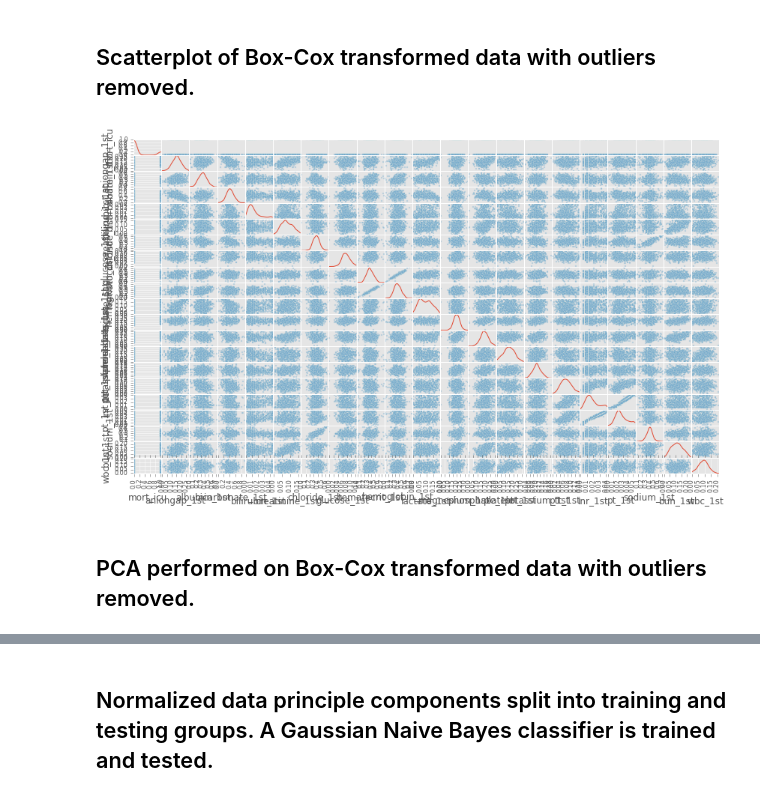
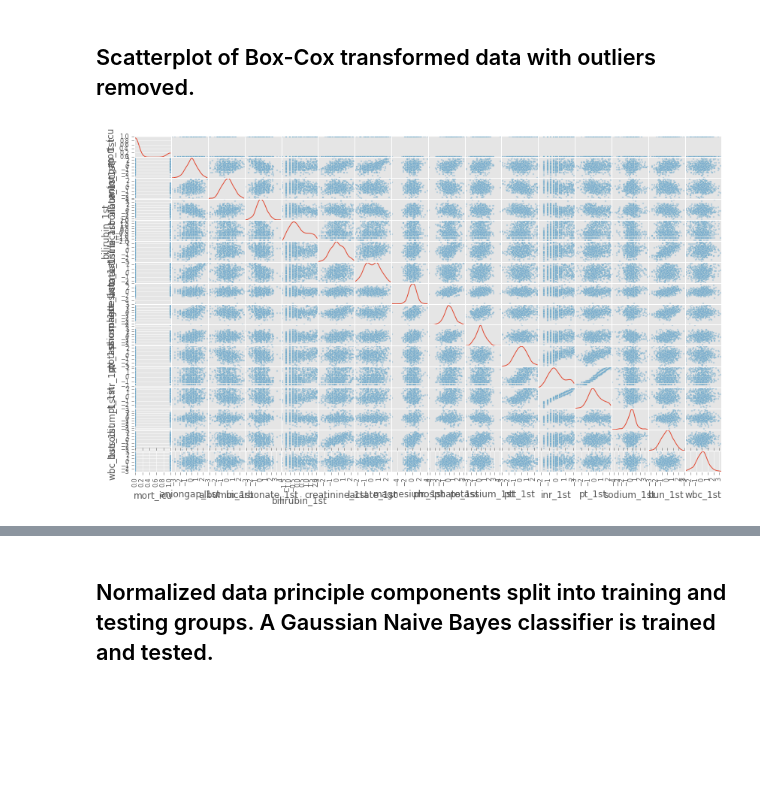
Before and after one commit to RJBeetel3/mimic3_analysis, a Jupyter notebook: SEPSIS_LABEVENTS_FIRST.ipynb, the cells around one changed output, grey strips where cells are left out. Cells and saved outputs as stored; diff of their text form; code cells hidden in the pictures; blank space fills up the shorter version.

```diff
--- a/SEPSIS_LABEVENTS_FIRST.ipynb
+++ b/SEPSIS_LABEVENTS_FIRST.ipynb
@@ -495,9 +546,9 @@ Index([u'mort_icu', u'aniongap_1st', u'albumin_1st', u'bicarbonate_1st',
 # %%
 #sqrt_norm_data = np.sqrt(data2_norm[data2_norm.columns[1:]])
 #log_norm_data = np.log(data2_norm[data2_norm.columns[1:]].add(1))
-boxcox_norm_data = data2_norm.copy()
+boxcox_data = data2.copy()
 for feature_name in data2.columns[1:]:
-    boxcox_norm_data[feature_name] = scats.boxcox(data2_norm[feature_name].add(1))[0]
+    boxcox_data[feature_name] = scats.boxcox(data2[feature_name].add(1))[0]
 
-boxcox_norm_data.head()
+boxcox_data.head()
 # %% [output]
@@ -539,13 +565,13 @@ names_dict = {}
 suffix = '_outliers'
 
 
-for feature in data2_norm.keys():
+for feature in boxcox_data.keys():
     if feature != 'mort_icu':
         # TODO: Calculate Q1 (25th percentile of the data) for the given feature
-        Q1 = np.percentile(data2_norm[feature], 25)
+        Q1 = np.percentile(boxcox_data[feature], 25)
 
         # TODO: Calculate Q3 (75th percentile of the data) for the given feature
-        Q3 = np.percentile(data2_norm[feature], 75)
+        Q3 = np.percentile(boxcox_data[feature], 75)
 
         # TODO: Use the interquartile range to calculate an outlier step (1.5 times the interquartile range)
         step = 1.5*(Q3 - Q1)
@@ -553,7 +579,7 @@ for feature in data2_norm.keys():
         # Display the outliers
         # print "Data points considered outliers for the feature '{}':".format(feature)
         # display(data2[~((data2[feature] >= Q1 - step) & (data2[feature] <= Q3 + step))])
-        names_dict[feature+suffix] = data2_norm[~((data2_norm[feature] >= Q1 - step) & (data2_norm[feature] <= Q3 + step))].index
+        names_dict[feature+suffix] = boxcox_data[~((boxcox_data[feature] >= Q1 - step) & (boxcox_data[feature] <= Q3 + step))].index
 # OPTIONAL: Select the indices for data points you wish to remove
 # %% [markdown]
 ## Code to remove datapoints from normalized data with 3 or more variables that are outliers
@@ -568,10 +594,10 @@ outlier_dict = {'counts': counts,
                }
 outlier_df = pd.DataFrame(outlier_dict)
 
-outliers  = list(outlier_df[outlier_df.counts > 2].indices.values)
+outliers  = list(outlier_df[outlier_df.counts >= 2].indices.values)
 print "the following data points have >2 outlying feature and will be removed: \n{}".format(outliers)
 # Remove the outliers, if any were specified
 
 
-good_norm_data = data2_norm.drop(data2_norm.index[outliers]).reset_index(drop = True)
+boxcox_data2 = boxcox_data.drop(boxcox_data.index[outliers]).reset_index(drop = True)
 # %% [output]
@@ -590,0 +607,13 @@ good_norm_data.head()
+# %%
+
+# I believe this can be done more efficiently with sklearn.preprocessing.scale
+boxcox_data_scaled = boxcox_data2.copy()
+for feature_name in boxcox_data2.columns[1:]:
+#    max_value = data2[feature_name].max()
+#    min_value = data2[feature_name].min()
+#    data2_norm[feature_name] = (data2[feature_name] - min_value) / (max_value - min_value)
+    boxcox_data_scaled[feature_name] = preprocessing.scale(boxcox_data_scaled[feature_name], with_mean = True,
+                                                  with_std = True)
+
+display(boxcox_data_scaled.head())
+display(boxcox_data.head())
@@ -649,8 +760,6 @@ the following data points have >2 outlying feature and will be removed:
 # %% [markdown]
 ## Scatterplot of Box-Cox transformed data with outliers removed.
 # %%
-pd.scatter_matrix(good_boxcox_norm_data[1:], alpha = 0.3, figsize = (14,8), diagonal = 'kde');
+pd.scatter_matrix(boxcox_data_scaled[1:], alpha = 0.3, figsize = (14,8), diagonal = 'kde');
 # %% [output]
-[figure, old version]
+[figure, new version]
-# %% [markdown]
-## PCA performed on Box-Cox transformed data with outliers removed.
```
Also changed, not shown: parts of 72 cells of this notebook, 1 other file.
